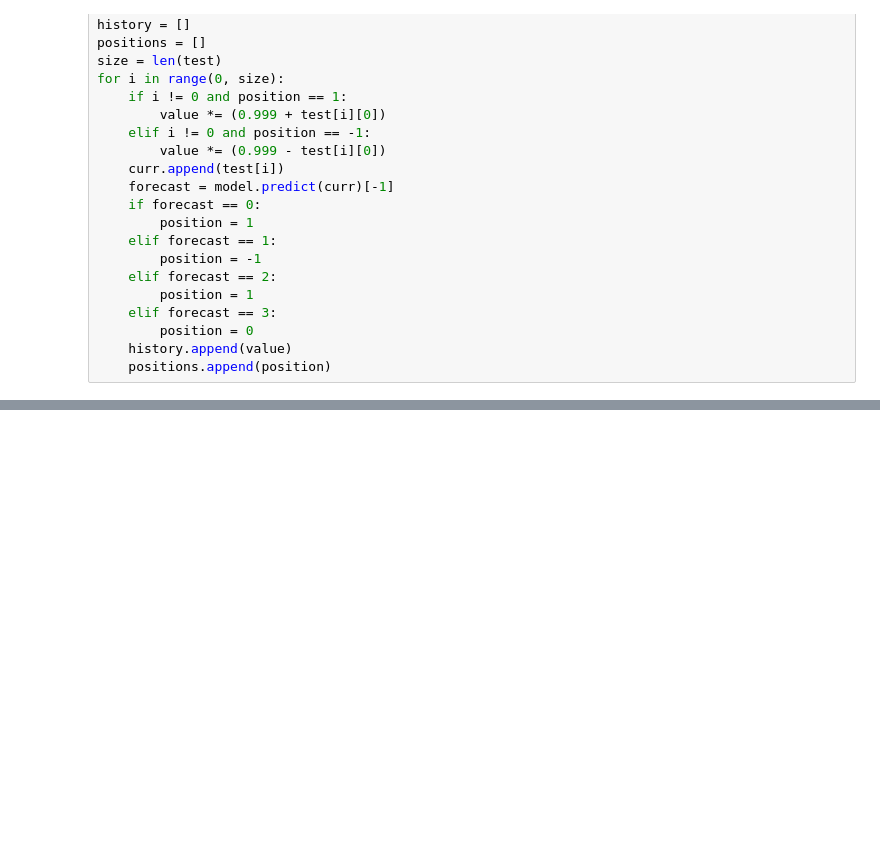
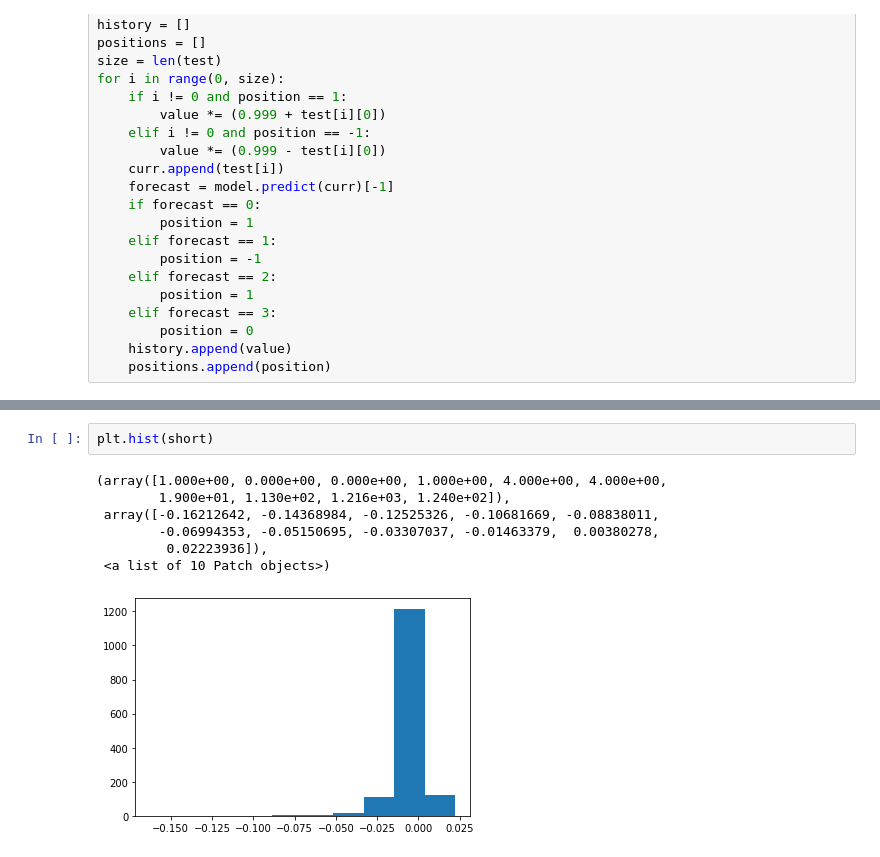
Before and after one commit to Marblez/Chronix, a Jupyter notebook: Analysis/PaperTrading/Train.ipynb, the cells around one changed output, grey strips where cells are left out. Cells and saved outputs as stored; diff of their text form; blank space fills up the shorter version.

```diff
--- a/Analysis/PaperTrading/Train.ipynb
+++ b/Analysis/PaperTrading/Train.ipynb
@@ -186,0 +215,10 @@ All caught up..!
+# %%
+plt.hist(short)
+# %% [output]
+(array([1.000e+00, 0.000e+00, 0.000e+00, 1.000e+00, 4.000e+00, 4.000e+00,
+        1.900e+01, 1.130e+02, 1.216e+03, 1.240e+02]),
+ array([-0.16212642, -0.14368984, -0.12525326, -0.10681669, -0.08838011,
+        -0.06994353, -0.05150695, -0.03307037, -0.01463379,  0.00380278,
+         0.02223936]),
+ <a list of 10 Patch objects>)
+[figure, added]
```
Also changed, not shown: parts of 13 cells of this notebook, 9 other files.
